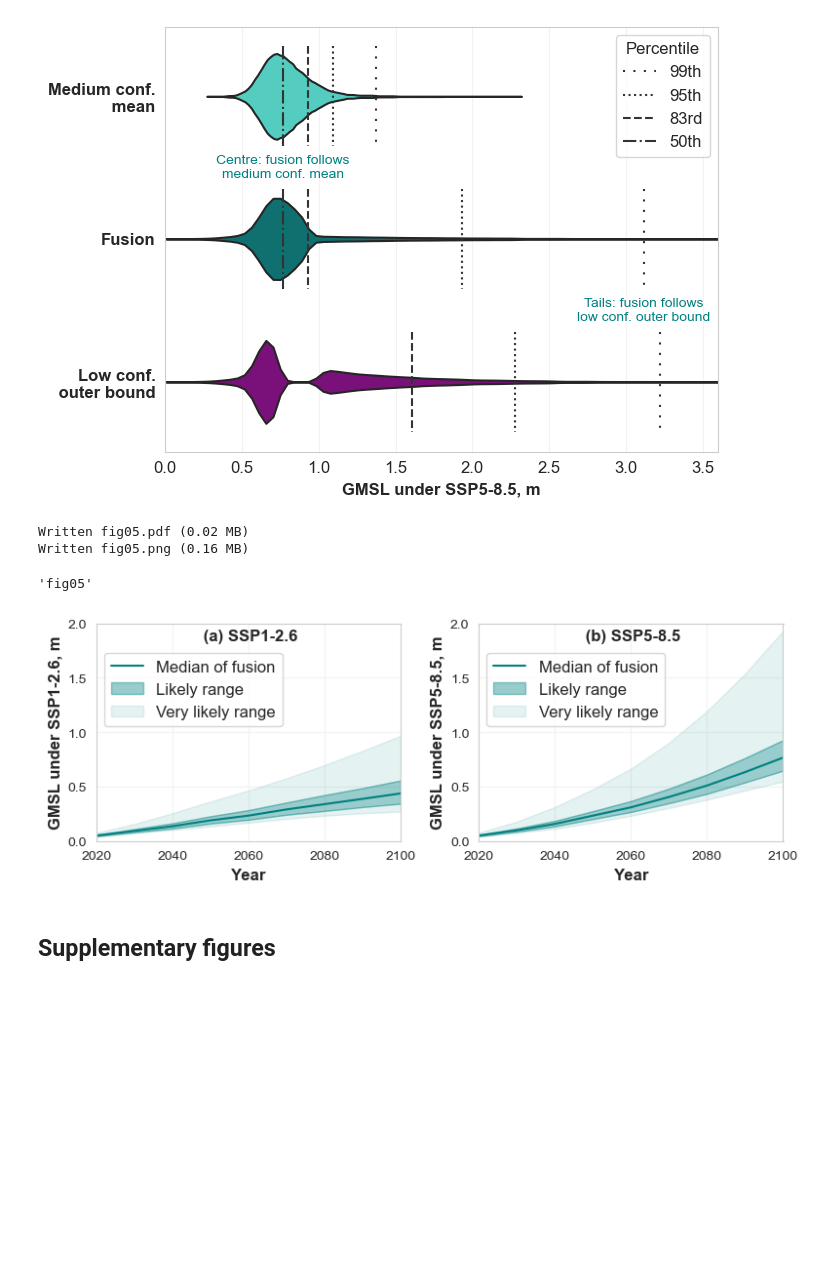
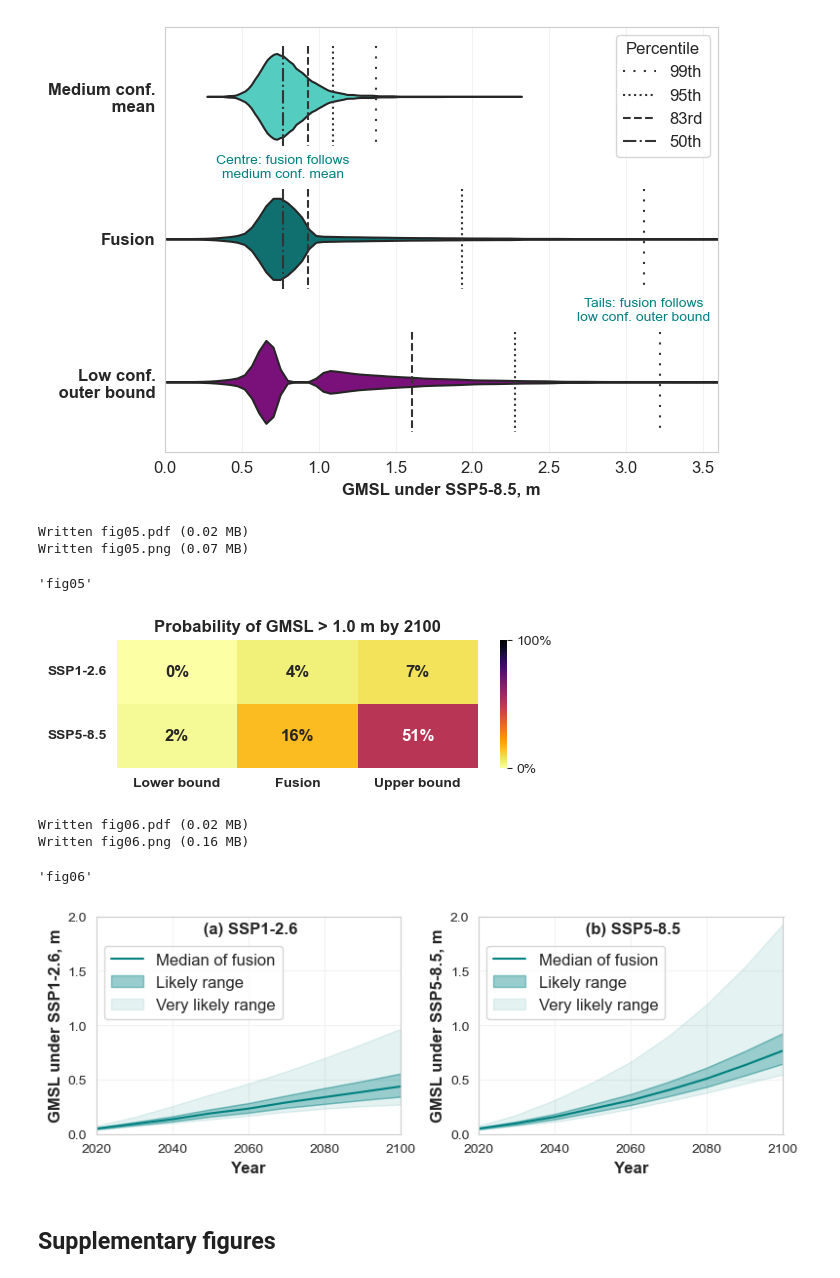
Before and after one commit to grandey/d23a-fusion, a Jupyter notebook: fusion_analysis_d23a.ipynb, the cells around one changed output. Drawn from its saved outputs; the diff is of its cells as text; code cells hidden in the pictures; blank space fills up the shorter version.

```diff
--- a/fusion_analysis_d23a.ipynb
+++ b/fusion_analysis_d23a.ipynb
@@ -79,6 +79,19 @@ Written fig04.pdf (0.03 MB)
 Written fig04.png (0.16 MB)
 'fig04'
 [figure]
+# %%
+# Heatmap table for probability of exceeding 1m
+fig, ax = plt.subplots(1, 1, figsize=(5.5, 2), tight_layout=True)
+threshold = 1.0
+_ = d23a.plot_exceedance_heatmap(threshold=threshold, workflows=('lower', 'fusion_1e+2e', 'upper'), rate=False,
+                                 scenarios=('ssp126', 'ssp585'), year=2100, gauge=None, ax=ax)
+ax.set_title(f'Probability of GMSL > {threshold:.1f} m by 2100')
+d23a.name_save_fig(fig)
+# %% [output]
+Written fig05.pdf (0.02 MB)
+Written fig05.png (0.07 MB)
+'fig05'
+[figure, added]
 # %%
 # Time series of median, likely range, and very likely range for different scenarios
 fig, axs = d23a.fig_timeseries(scenario_c=('ssp126', 'ssp585'),
@@ -87,9 +100,9 @@ for ax in axs:
     ax.set_yticks(np.linspace(0, 2, 5))
 d23a.name_save_fig(fig)
 # %% [output]
-Written fig05.pdf (0.02 MB)
-Written fig05.png (0.16 MB)
+Written fig06.pdf (0.02 MB)
+Written fig06.png (0.16 MB)
-'fig05'
+'fig06'
 [figure]
 # %% [markdown]
 ## Supplementary figures
```
Also changed, not shown: parts of 3 cells of this notebook, 5 other files.
